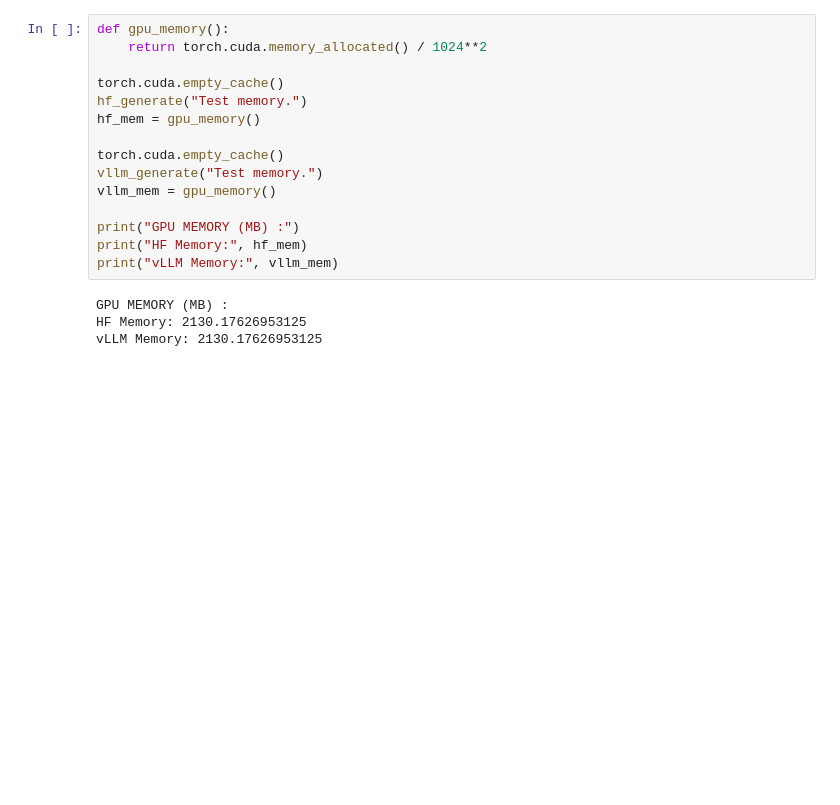
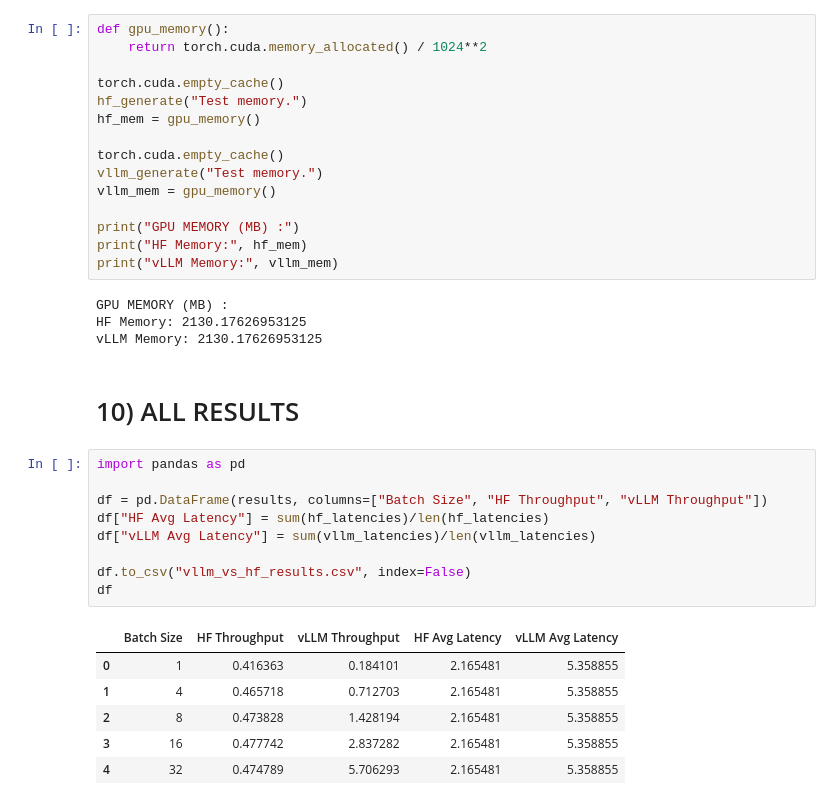
Before and after one commit to maverick0721/Optimize-and-Accelerate-LLM-Inference-With-vLLM, a Jupyter notebook: vLLM.ipynb, the cells around one changed output. Cells and saved outputs as stored; diff of their text form; blank space fills up the shorter version.

Commit message:
Saving All results

```diff
--- a/vLLM.ipynb
+++ b/vLLM.ipynb
@@ -326,3 +327,21 @@ print("vLLM Memory:", vllm_mem)
 GPU MEMORY (MB) :
 HF Memory: 2130.17626953125
 vLLM Memory: 2130.17626953125
+# %% [markdown]
+# 10) ALL RESULTS
+# %%
+import pandas as pd
+
+df = pd.DataFrame(results, columns=["Batch Size", "HF Throughput", "vLLM Throughput"])
+df["HF Avg Latency"] = sum(hf_latencies)/len(hf_latencies)
+df["vLLM Avg Latency"] = sum(vllm_latencies)/len(vllm_latencies)
+
+df.to_csv("vllm_vs_hf_results.csv", index=False)
+df
+# %% [output]
+|  | Batch Size | HF Throughput | vLLM Throughput | HF Avg Latency | vLLM Avg Latency |
+| 0 | 1 | 0.416363 | 0.184101 | 2.165481 | 5.358855 |
+| 1 | 4 | 0.465718 | 0.712703 | 2.165481 | 5.358855 |
+| 2 | 8 | 0.473828 | 1.428194 | 2.165481 | 5.358855 |
+| 3 | 16 | 0.477742 | 2.837282 | 2.165481 | 5.358855 |
+| 4 | 32 | 0.474789 | 5.706293 | 2.165481 | 5.358855 |
```
Also changed, not shown: parts of 7 cells of this notebook, 1 other file.
